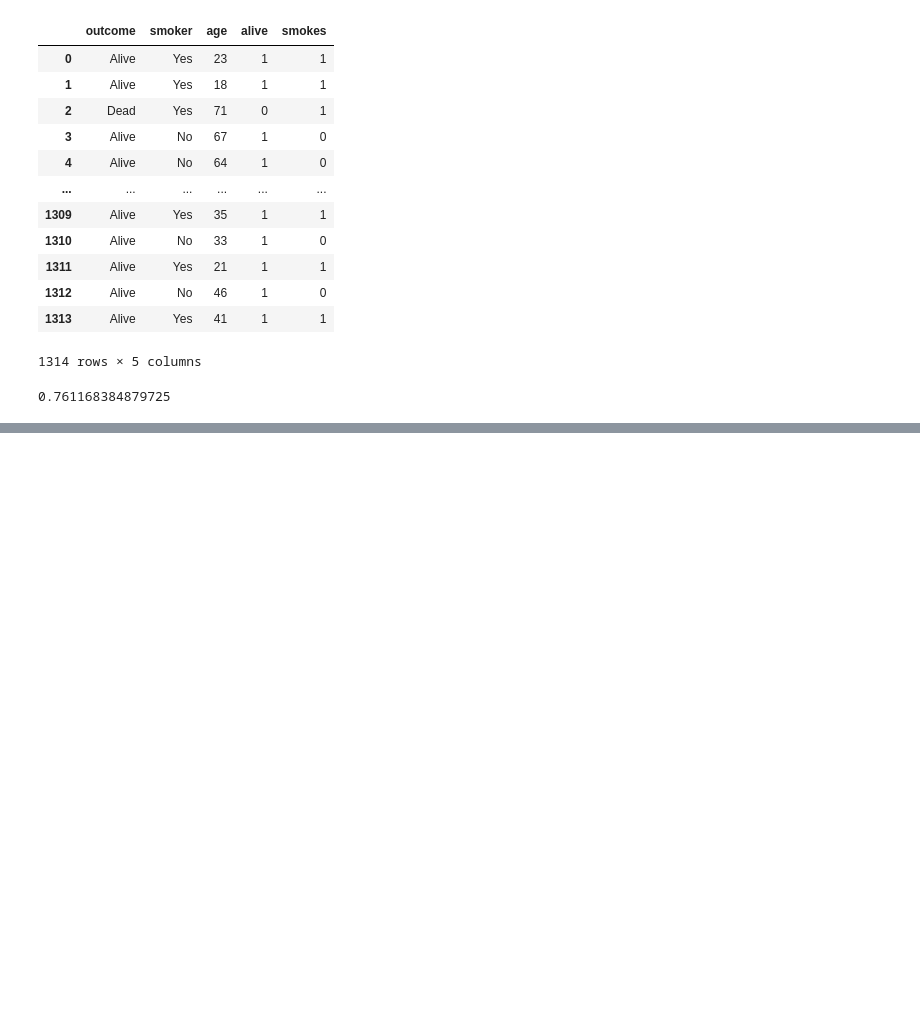
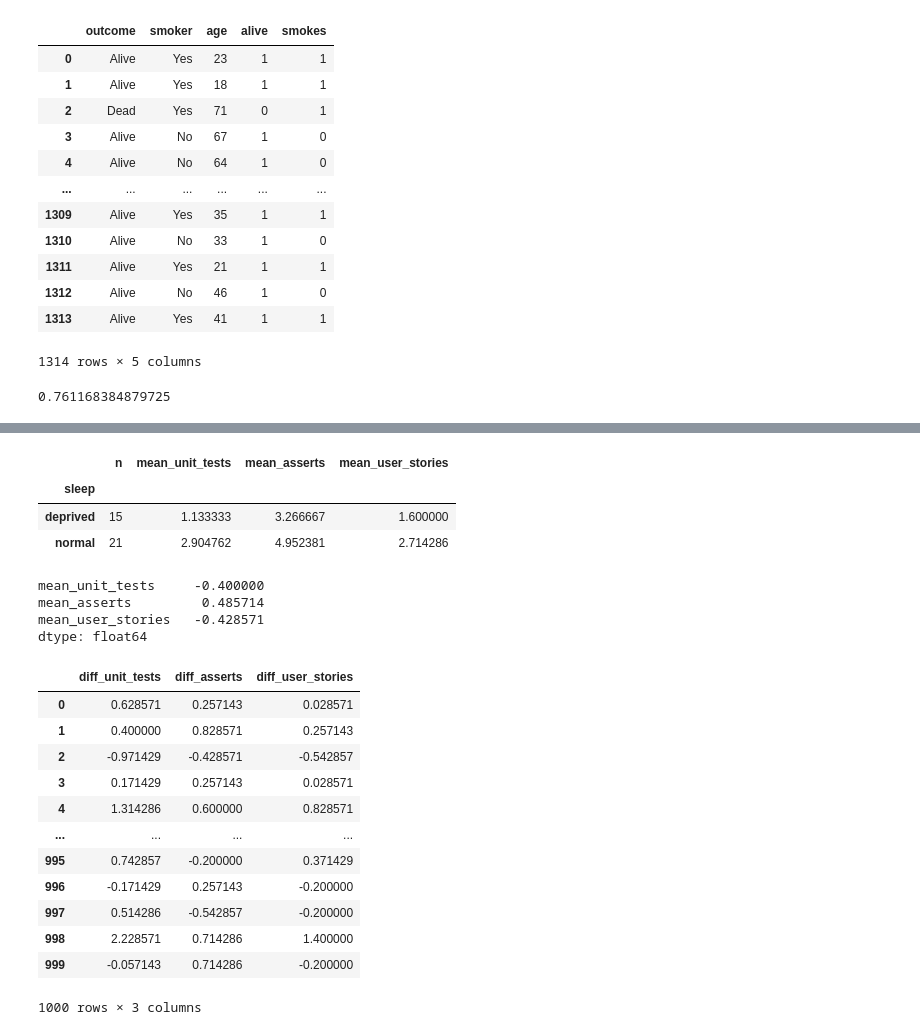
Before and after one commit to Kowallskiy/ML_Algorithm_Compendium, a Jupyter notebook: Projects/smoking.ipynb, the cells around one changed output, grey strips where cells are left out. Cells and saved outputs as stored; diff of their text form; code cells hidden in the pictures; blank space fills up the shorter version.

```diff
--- a/Projects/smoking.ipynb
+++ b/Projects/smoking.ipynb
@@ -42,0 +89,31 @@ cleaned_df.loc[lambda d: d['smokes'] == 1]['alive'].mean()
+# %%
+(df2
+.groupby(['sleep'])
+.agg(n=('id', 'count'),
+     mean_unit_tests = ('passed_unit_tests', np.mean),
+     mean_asserts = ('passed_asserts', np.mean),
+     mean_user_stories = ('tackled_user_stories', np.mean)))
+# %% [output]
+|  | n | mean_unit_tests | mean_asserts | mean_user_stories |
+| sleep |  |  |  |  |
+| deprived | 15 | 1.133333 | 3.266667 | 1.600000 |
+| normal | 21 | 2.904762 | 4.952381 | 2.714286 |
+# %%
+def reshuffle(dataf):
+    return (dataf
+                .sample(36)
+                .reset_index(drop=True)
+                .assign(sleep = lambda d: np.where(d.index < 15, 'deprived', 'normal')))
+
+def calc_diff(dataf):
+    agg = (dataf
+            .groupby(['sleep'])
+            .agg(mean_unit_tests = ('passed_unit_tests', np.mean),
+                 mean_asserts = ('passed_asserts', np.mean),
+                 mean_user_stories = ('tackled_user_stories', np.mean))).T
+    return agg['deprived'] - agg['normal']
+# %% [output]
+mean_unit_tests     -0.400000
+mean_asserts         0.485714
+mean_user_stories   -0.428571
+dtype: float64
@@ -42,0 +131,16 @@ cleaned_df.loc[lambda d: d['smokes'] == 1]['alive'].mean()
+# %%
+df_diff
+# %% [output]
+|  | diff_unit_tests | diff_asserts | diff_user_stories |
+| 0 | 0.628571 | 0.257143 | 0.028571 |
+| 1 | 0.400000 | 0.828571 | 0.257143 |
+| 2 | -0.971429 | -0.428571 | -0.542857 |
+| 3 | 0.171429 | 0.257143 | 0.028571 |
+| 4 | 1.314286 | 0.600000 | 0.828571 |
+| ... | ... | ... | ... |
+| 995 | 0.742857 | -0.200000 | 0.371429 |
+| 996 | -0.171429 | 0.257143 | -0.200000 |
+| 997 | 0.514286 | -0.542857 | -0.200000 |
+| 998 | 2.228571 | 0.714286 | 1.400000 |
+| 999 | -0.057143 | 0.714286 | -0.200000 |
+1000 rows × 3 columns
```
Also changed, not shown: parts of 8 cells of this notebook, 2 other files.
